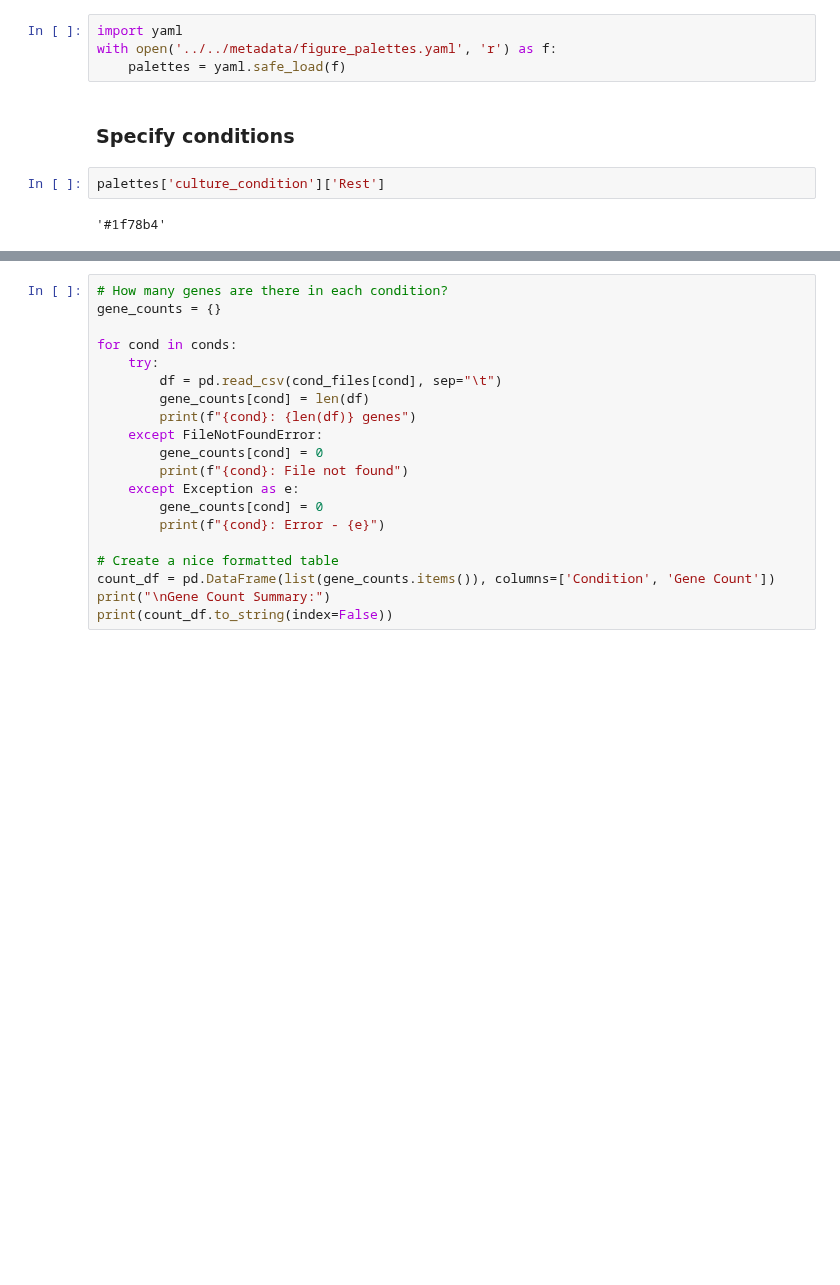
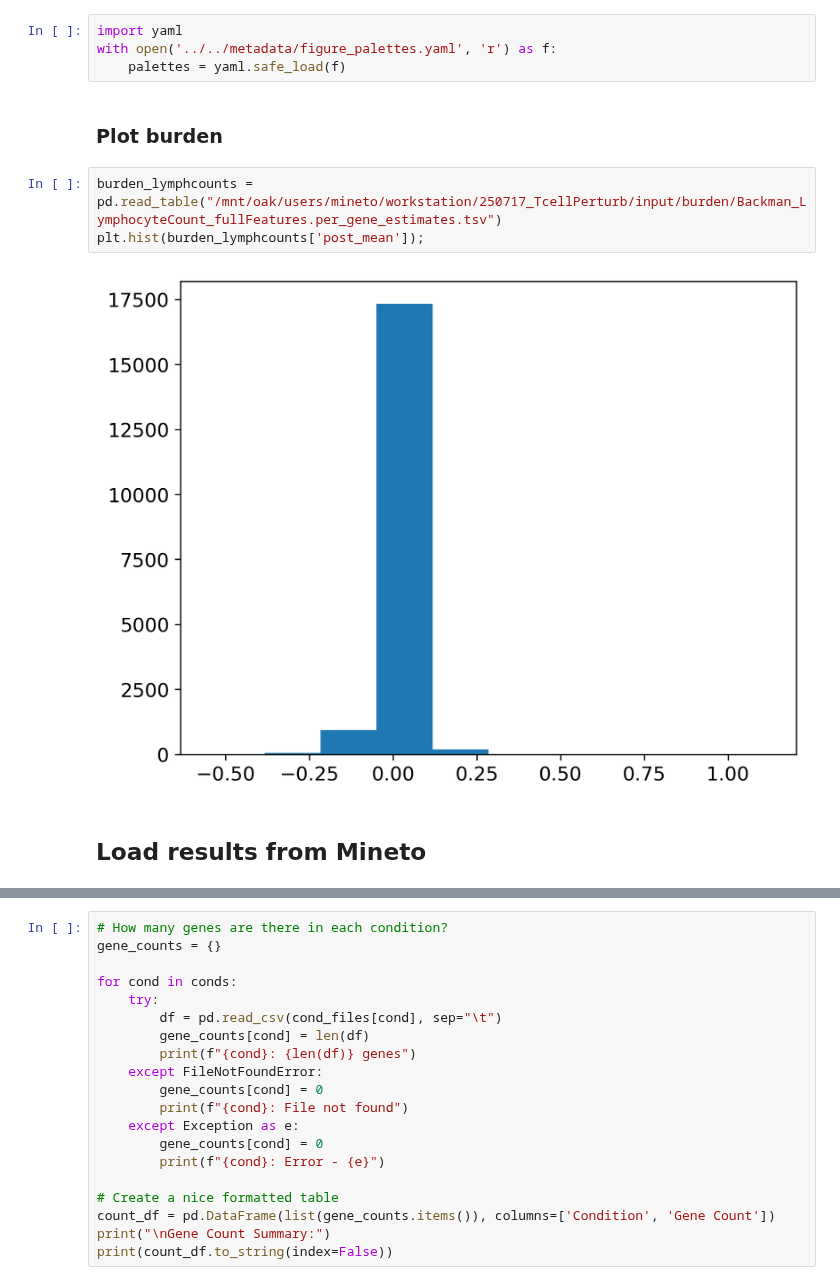
Before and after one commit to emdann/GWT_perturbseq_analysis_2025, a Jupyter notebook: src/8_lymphocyte_counts_LoF/lymph_reg_burden_correlation.ipynb, the cells around one changed output, grey strips where cells are left out. Saved outputs shown, nothing was run; the diff lists cells and outputs as text; blank space fills up the shorter version.

```diff
--- a/src/8_lymphocyte_counts_LoF/lymph_reg_burden_correlation.ipynb
+++ b/src/8_lymphocyte_counts_LoF/lymph_reg_burden_correlation.ipynb
@@ -38,12 +45,15 @@ plt.rcParams['legend.fontsize'] = 15
 import yaml
 with open('../../metadata/figure_palettes.yaml', 'r') as f:
     palettes = yaml.safe_load(f)
+# %% [markdown]
+### Plot burden
+# %%
+burden_lymphcounts = pd.read_table("/mnt/oak/users/mineto/workstation/250717_TcellPerturb/input/burden/Backman_LymphocyteCount_fullFeatures.per_gene_estimates.tsv")
+plt.hist(burden_lymphcounts['post_mean']);
+# %% [output]
+[figure, added]
 # %% [markdown]
-### Specify conditions
+## Load results from Mineto
-# %%
-palettes['culture_condition']['Rest']
-# %% [output]
-'#1f78b4'
 # %%
 trait = "LymphocyteCount"
 # conds    = ["K562", "HepG2", "Jurkat", "RPE1", "Rest", "Stim8hr", "Stim48hr"]
```
Also changed, not shown: parts of 19 cells of this notebook, 11 other files.
